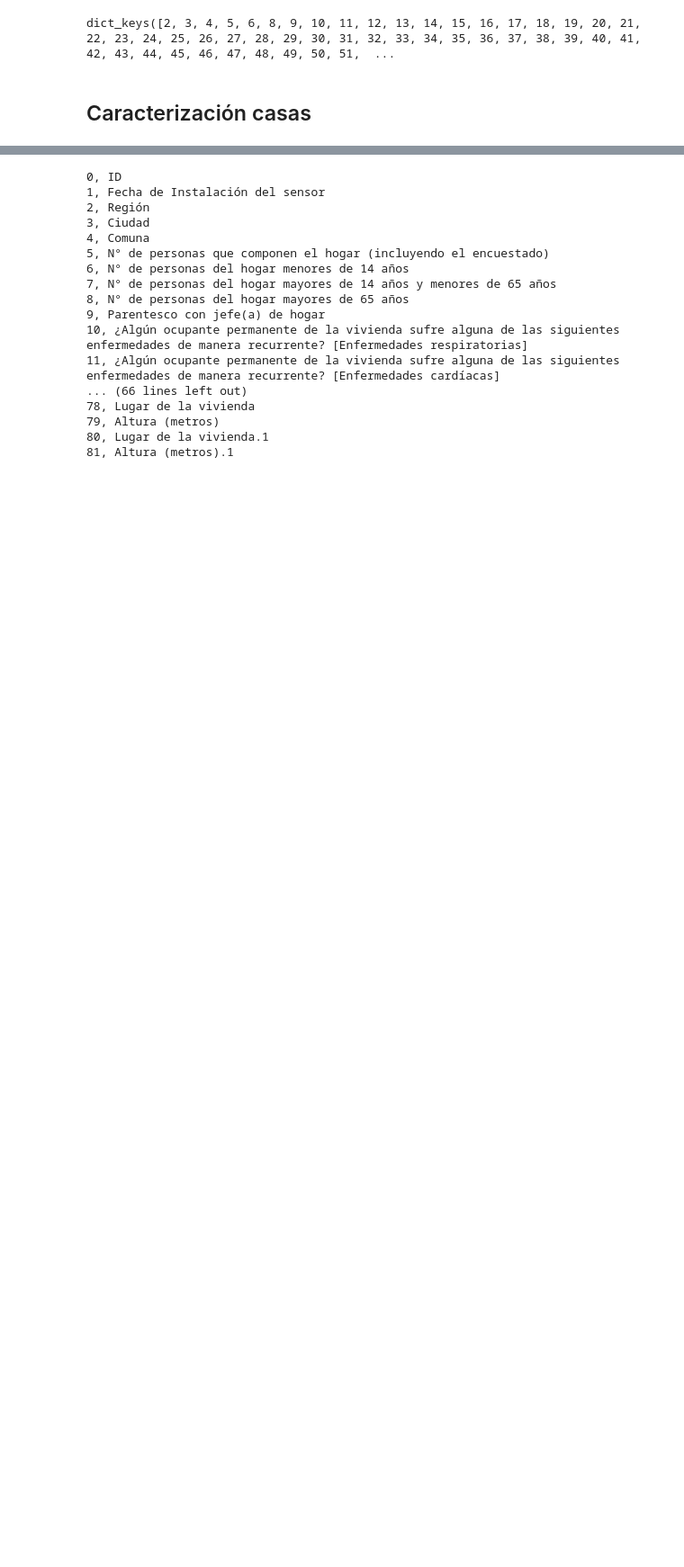
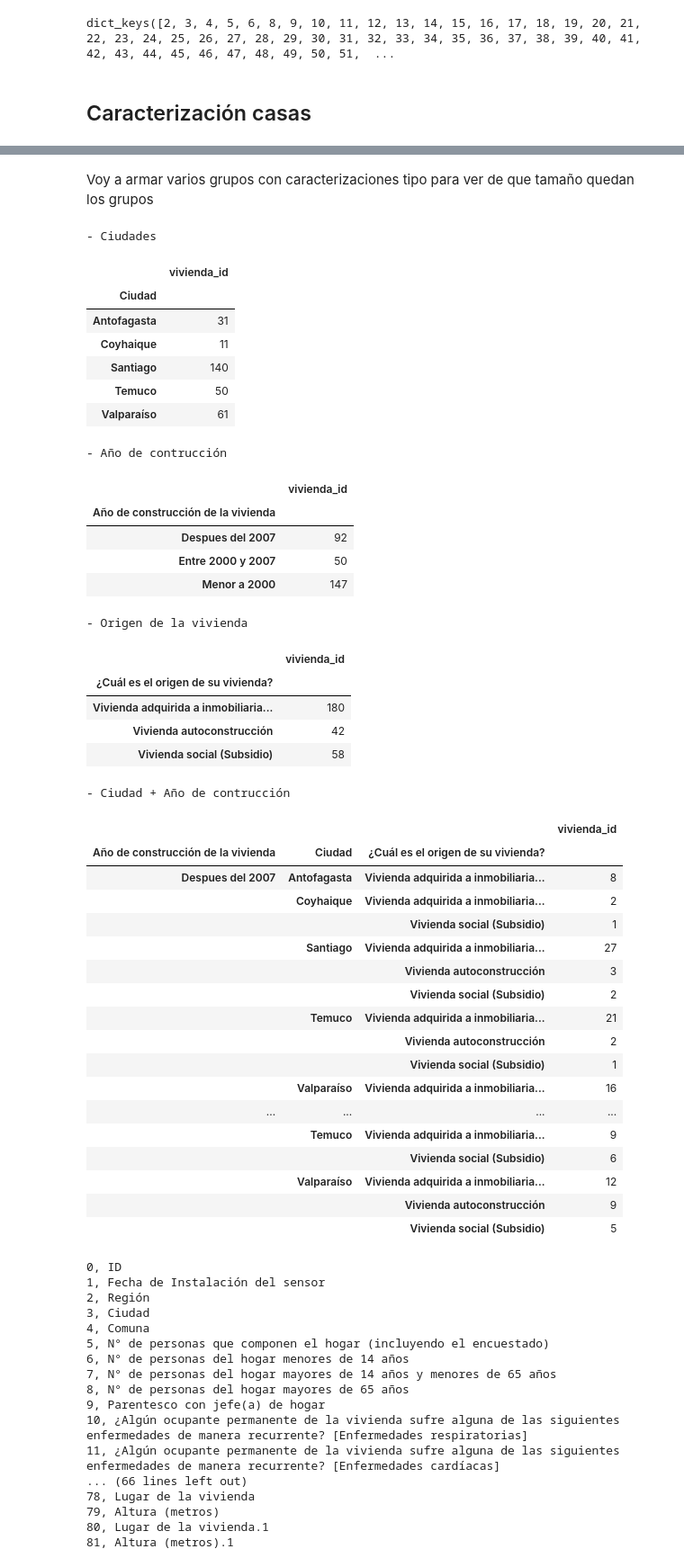
Before and after one commit to fco96/memoria, a Jupyter notebook: Memoria Francisco Olivares.ipynb, the cells around one changed output, grey strips where cells are left out. Shown at 90% size. Drawn from its saved outputs; the diff is of its cells as text; code cells hidden in the pictures; blank space fills up the shorter version.

```diff
--- a/Memoria Francisco Olivares.ipynb
+++ b/Memoria Francisco Olivares.ipynb
@@ -336,6 +336,12 @@ dict_keys([2, 3, 4, 5, 6, 8, 9, 10, 11, 12, 13, 14, 15, 16, 17, 18, 19, 20, 21,
 ## Caracterización casas
 # %%
 df_casas = pd.read_csv("./datasets/RENAM_encuesta_inicial.csv")
+# %%
+# Se pasa el vivienda_id
+def clean_id( x ):
+    return int(x[2:])
+
+df_casas['vivienda_id'] = np.vectorize(clean_id)(df_casas['ID'])
 # %%
 print(df_casas.shape)
 df_casas.head(3)
@@ -349,3 +355,60 @@ df_casas.head(3)
+# %% [markdown]
+Voy a armar varios grupos con caracterizaciones tipo para ver de que tamaño quedan los grupos
+# %%
+print("- Ciudades")
+display(df_casas.groupby(['Ciudad']).count()[['vivienda_id']])
+
+print("- Año de contrucción")
+display(df_casas.groupby(['Año de construcción de la vivienda']).count()[['vivienda_id']])
+
+# print("- Personas en la casa")
+# display(df_casas.groupby(['N° de personas que componen el hogar (incluyendo el encuestado)']).count()[['vivienda_id']])
+
+print("- Origen de la vivienda")
+display(df_casas.groupby(['¿Cuál es el origen de su vivienda?']).count()[['vivienda_id']])
+
+print("- Ciudad + Año de contrucción")
+display(df_casas.groupby(['Año de construcción de la vivienda', 'Ciudad', '¿Cuál es el origen de su vivienda?']).count()[['vivienda_id']])
+# %% [output]
+- Ciudades
+|  | vivienda_id |
+| Ciudad |  |
+| Antofagasta | 31 |
+| Coyhaique | 11 |
+| Santiago | 140 |
+| Temuco | 50 |
+| Valparaíso | 61 |
+- Año de contrucción
+|  | vivienda_id |
+| Año de construcción de la vivienda |  |
+| Despues del 2007 | 92 |
+| Entre 2000 y 2007 | 50 |
+| Menor a 2000 | 147 |
+- Origen de la vivienda
+|  | vivienda_id |
+| ¿Cuál es el origen de su vivienda? |  |
+| Vivienda adquirida a inmobiliaria... | 180 |
+| Vivienda autoconstrucción | 42 |
+| Vivienda social (Subsidio) | 58 |
+- Ciudad + Año de contrucción
+|  |  |  | vivienda_id |
+| Año de construcción de la vivienda | Ciudad | ¿Cuál es el origen de su vivienda? |  |
+| Despues del 2007 | Antofagasta | Vivienda adquirida a inmobiliaria... | 8 |
+|  | Coyhaique | Vivienda adquirida a inmobiliaria... | 2 |
+|  |  | Vivienda social (Subsidio) | 1 |
+|  | Santiago | Vivienda adquirida a inmobiliaria... | 27 |
+|  |  | Vivienda autoconstrucción | 3 |
+|  |  | Vivienda social (Subsidio) | 2 |
+|  | Temuco | Vivienda adquirida a inmobiliaria... | 21 |
+|  |  | Vivienda autoconstrucción | 2 |
+|  |  | Vivienda social (Subsidio) | 1 |
+|  | Valparaíso | Vivienda adquirida a inmobiliaria... | 16 |
+| ... | ... | ... | ... |
+|  | Temuco | Vivienda adquirida a inmobiliaria... | 9 |
+|  |  | Vivienda social (Subsidio) | 6 |
+|  | Valparaíso | Vivienda adquirida a inmobiliaria... | 12 |
+|  |  | Vivienda autoconstrucción | 9 |
+|  |  | Vivienda social (Subsidio) | 5 |
 # %%
 i = 0
 for x in df_casas.columns:
```
Also changed, not shown: parts of 3 cells of this notebook.
